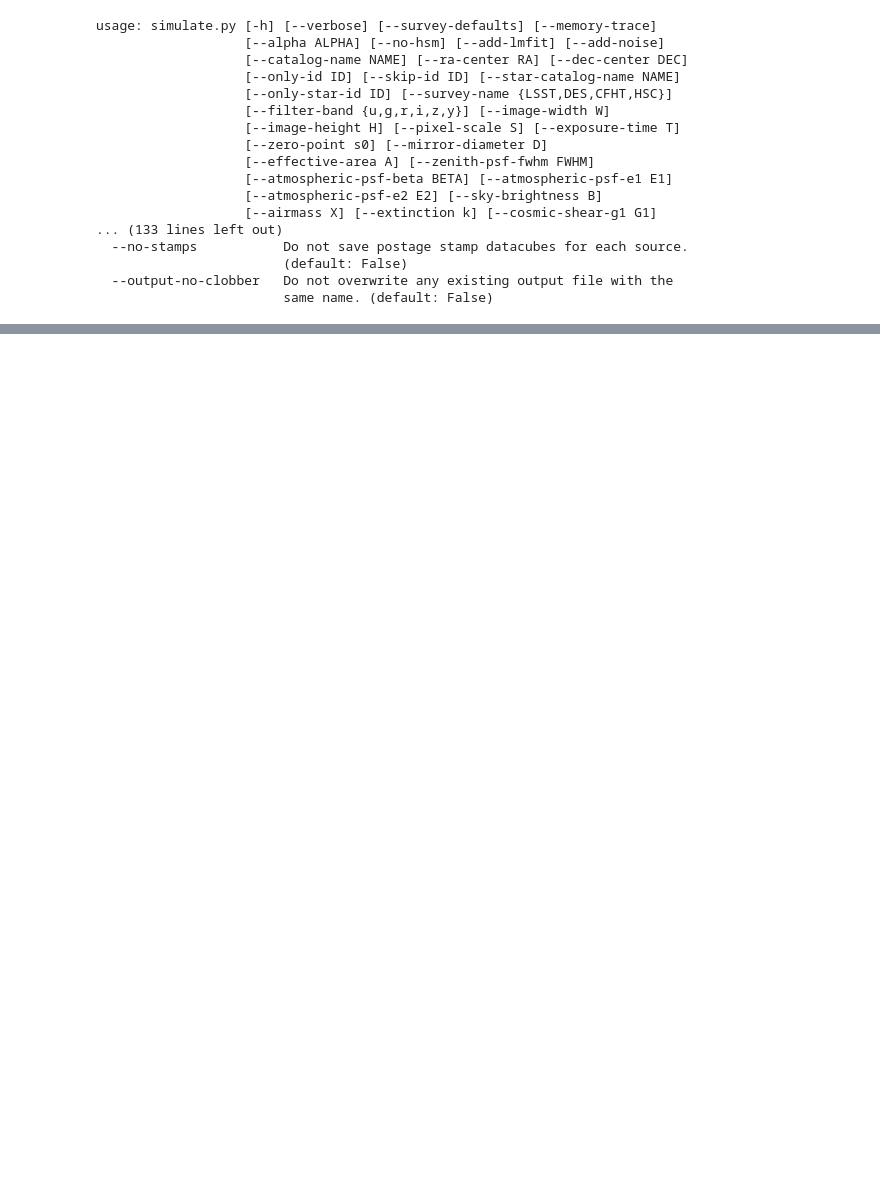
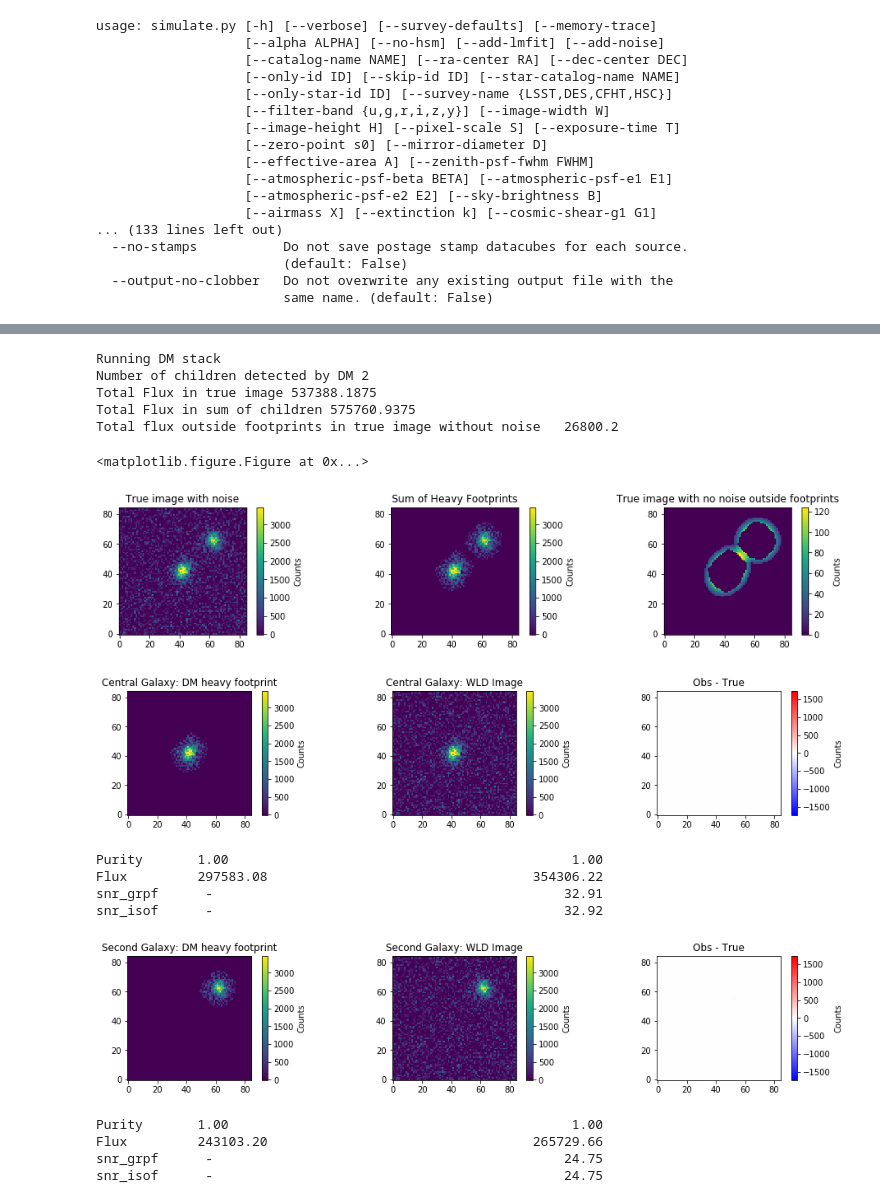
Before and after one commit to LSSTDESC/Blending_tutorial, a Jupyter notebook: Two_galaxy_blends.ipynb, the cells around one changed output, grey strips where cells are left out. Saved outputs shown, nothing was run; the diff lists cells and outputs as text; code cells hidden in the pictures; blank space fills up the shorter version.

```diff
--- a/Two_galaxy_blends.ipynb
+++ b/Two_galaxy_blends.ipynb
@@ -599,2 +531,22 @@ Flux         163621.23                                         -
+# %%
+run(run_DM=run_DM, x0=20, y0=20)
+# %% [output]
+Running DM stack
+Number of children detected by DM 2
+Total Flux in true image 537388.1875
+Total Flux in sum of children 575760.9375
+Total flux outside footprints in true image without noise   26800.2
+<matplotlib.figure.Figure at 0x...>
+[figure, added]
+[figure, added]
+Purity       1.00                                            1.00
+Flux         297583.08                                  354306.22
+snr_grpf      -                                             32.91
+snr_isof      -                                             32.92
+[figure, added]
+Purity       1.00                                            1.00
+Flux         243103.20                                  265729.66
+snr_grpf      -                                             24.75
+snr_isof      -                                             24.75
 # %% [markdown]
 ## Exercise:
```
Also changed, not shown: parts of 24 cells of this notebook.
